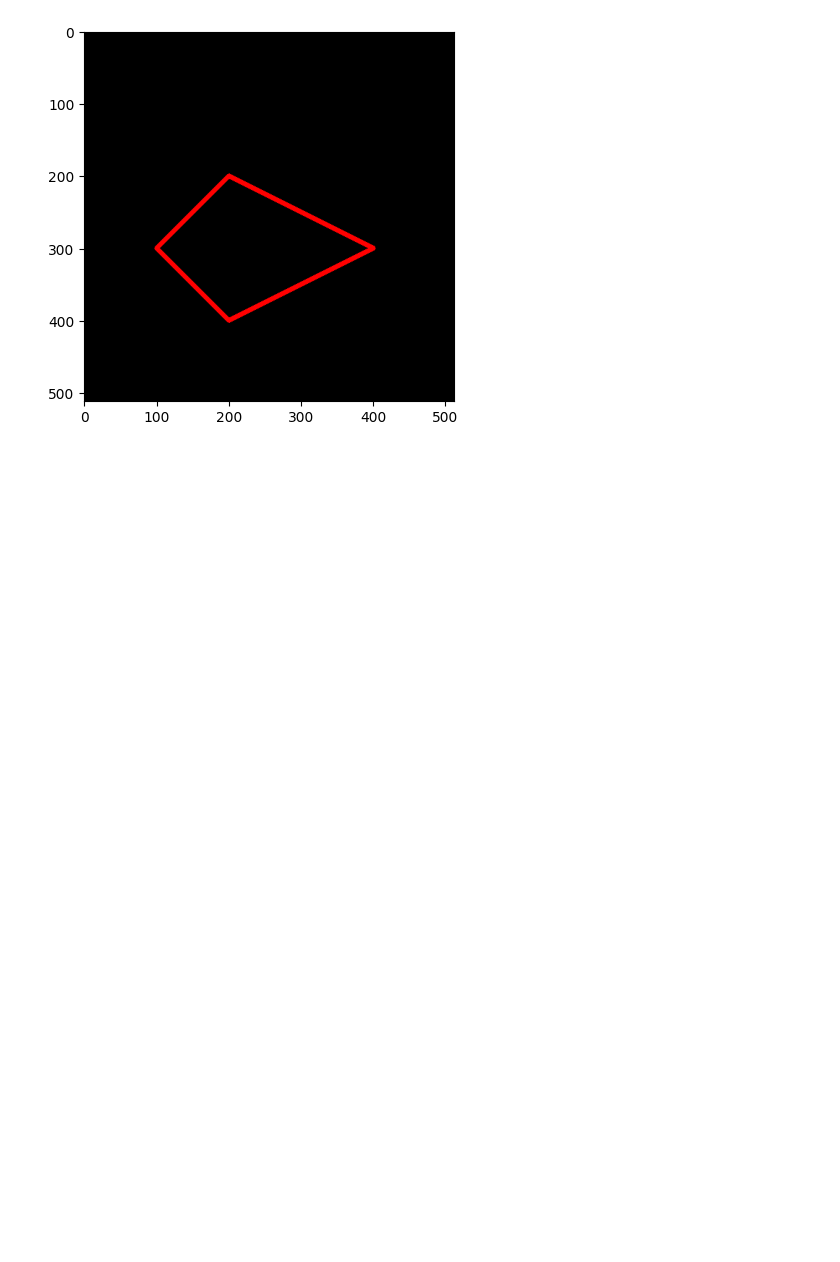
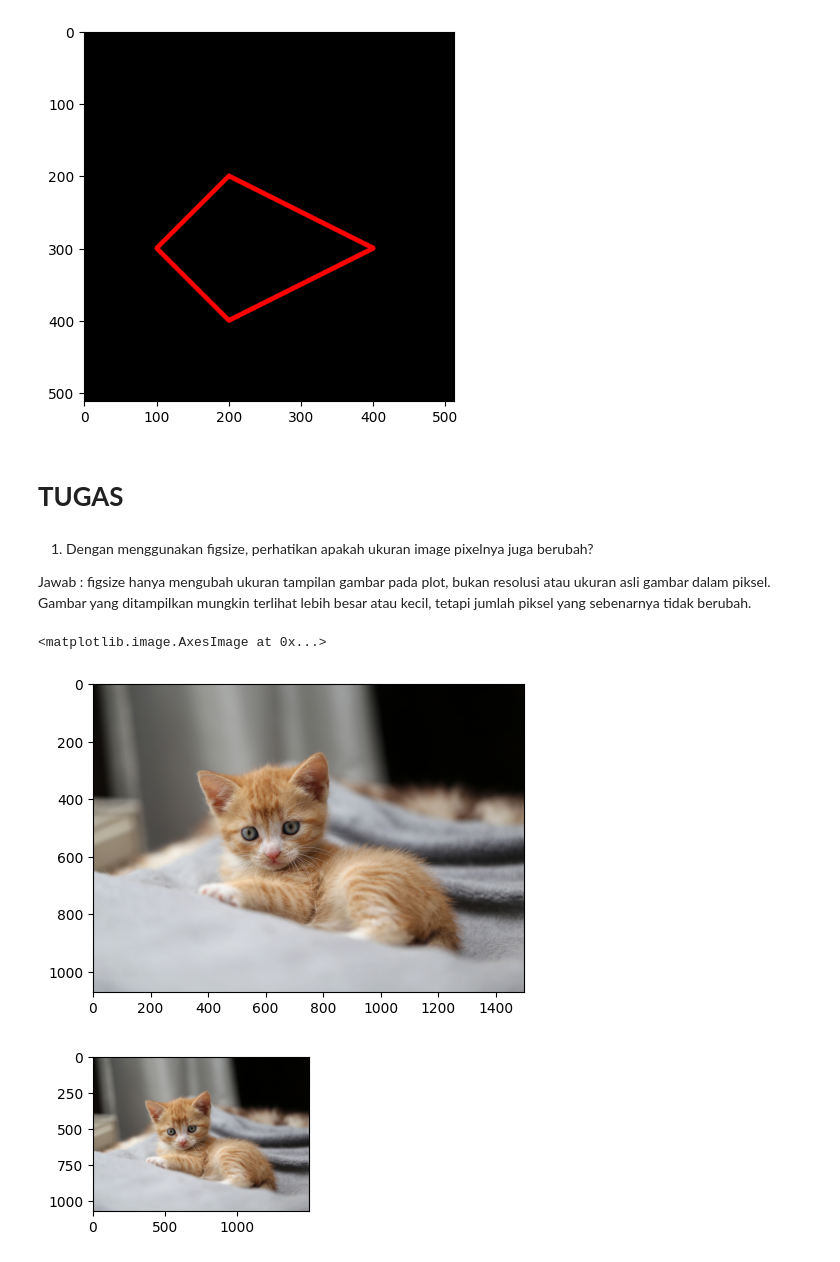
Before and after one commit to reysilvaa/PCVK, a Jupyter notebook: week2.ipynb, the cells around one changed output. Saved outputs shown, nothing was run; the diff lists cells and outputs as text; code cells hidden in the pictures; blank space fills up the shorter version.

```diff
--- a/week2.ipynb
+++ b/week2.ipynb
@@ -144,3 +144,20 @@ plt.imshow(black_img2)
 # %% [output]
 <matplotlib.image.AxesImage at 0x...>
 [figure]
+# %% [markdown]
+# **TUGAS**
+# %% [markdown]
+1. Dengan menggunakan figsize, perhatikan apakah ukuran image pixelnya juga berubah?
+
+  Jawab : figsize hanya mengubah ukuran tampilan gambar pada plot, bukan resolusi atau ukuran asli gambar dalam piksel. Gambar yang ditampilkan mungkin terlihat lebih besar atau kecil, tetapi jumlah piksel yang sebenarnya tidak berubah.
+# %%
+# Menampilkan gambar dengan ukuran figure berbeda
+plt.figure(figsize=(8, 4))
+plt.imshow(img3)
+# Menampilkan gambar lagi dengan ukuran figure yang lebih kecil
+plt.figure(figsize=(4, 2))
+plt.imshow(img3)
+# %% [output]
+<matplotlib.image.AxesImage at 0x...>
+[figure, added]
+[figure, added]
```
Also changed, not shown: parts of 11 cells of this notebook.
